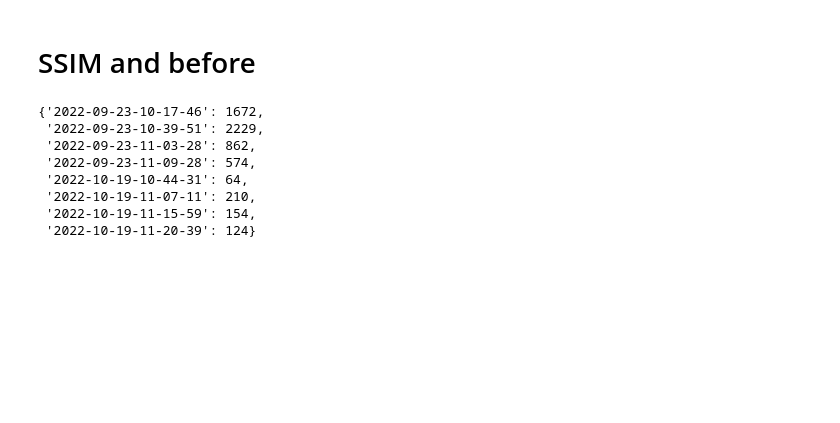
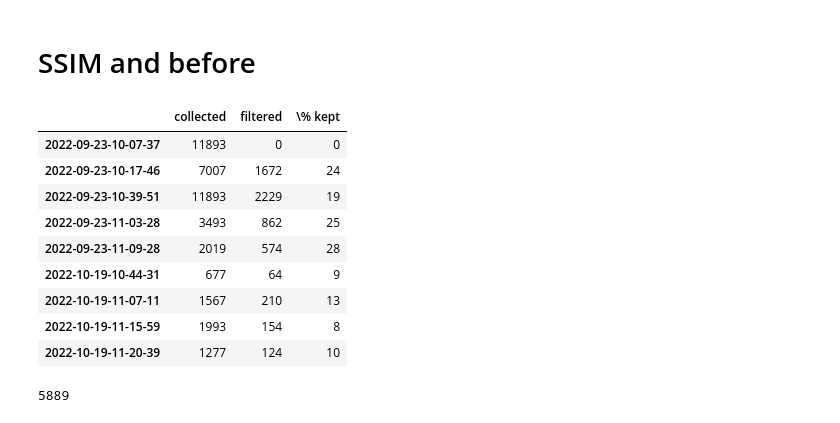
Before and after one commit to ponderbb/multitask-mayhem, a Jupyter notebook: notebooks/2.0-bbejczy-dataset-analysis.ipynb, the cells around one changed output. Drawn from its saved outputs; the diff is of its cells as text; code cells hidden in the pictures; blank space fills up the shorter version.

Commit message:
data analysis

```diff
--- a/notebooks/2.0-bbejczy-dataset-analysis.ipynb
+++ b/notebooks/2.0-bbejczy-dataset-analysis.ipynb
@@ -100,35 +124,59 @@ img_df.plot.pie(y = "total imgs", title="Data splits", autopct = '%1.1f%%')
 # %%
 from src.data.filter_images import filterImages
 from pathlib import Path
+import pandas as pd
 
 
 fi = filterImages(
     similarity_limit=0.7,
     input_root="/work3/s202821/data/interim/",
     output_root="/work3/s202821/data/dummy/",
     force=False,
     rgb_only=True,
     debug=True,
 )
 
-bags = fi._listbags_fullpath(fi.input)
+bags_raw = fi._listbags_fullpath("/home/bbejczy/repos/multitask-mayhem/data/raw")
+bags_filt = fi._listbags_fullpath("/home/bbejczy/repos/multitask-mayhem/data/interim")
 
-collection_sizes = {}
+raw_sizes = {}
 
-for bag in bags:
+for bag in bags_raw:
     try:
         bag_size = len(fi._list_images(bag))
-        collection_sizes[Path(bag).name] = bag_size
+        raw_sizes[Path(bag).name] = bag_size
     except:
         pass
+
+raw = pd.DataFrame.from_dict(raw_sizes, orient="index", columns=["collected"], dtype="int")
+
+filtered_sizes = {}
+
+for bag in bags_filt:
+    try:
+        bag_size = len(fi._list_images(bag))
+        filtered_sizes[Path(bag).name] = bag_size
+    except:
+        pass
+
+filt = pd.DataFrame.from_dict(filtered_sizes, orient="index", columns=["filtered"], dtype="int")
+
+df = pd.concat([raw, filt], axis=1)
+df.filtered = df.filtered.fillna(0).astype("int")
+df["\% kept"] = round(df["filtered"] / df["collected"] * 100, 0).astype("int")
+df
+# %% [output]
+|  | collected | filtered | \% kept |
+| 2022-09-23-10-07-37 | 11893 | 0 | 0 |
+| 2022-09-23-10-17-46 | 7007 | 1672 | 24 |
+| 2022-09-23-10-39-51 | 11893 | 2229 | 19 |
+| 2022-09-23-11-03-28 | 3493 | 862 | 25 |
+| 2022-09-23-11-09-28 | 2019 | 574 | 28 |
+| 2022-10-19-10-44-31 | 677 | 64 | 9 |
+| 2022-10-19-11-07-11 | 1567 | 210 | 13 |
+| 2022-10-19-11-15-59 | 1993 | 154 | 8 |
+| 2022-10-19-11-20-39 | 1277 | 124 | 10 |
-# %%
-collection_sizes
-# %% [output]
-{'2022-09-23-10-17-46': 1672,
- '2022-09-23-10-39-51': 2229,
- '2022-09-23-11-03-28': 862,
- '2022-09-23-11-09-28': 574,
- '2022-10-19-10-44-31': 64,
- '2022-10-19-11-07-11': 210,
- '2022-10-19-11-15-59': 154,
- '2022-10-19-11-20-39': 124}
+# %%
+df["filtered"].sum()
+# %% [output]
+5889
```
Also changed, not shown: parts of 4 cells of this notebook, 1 other file.
